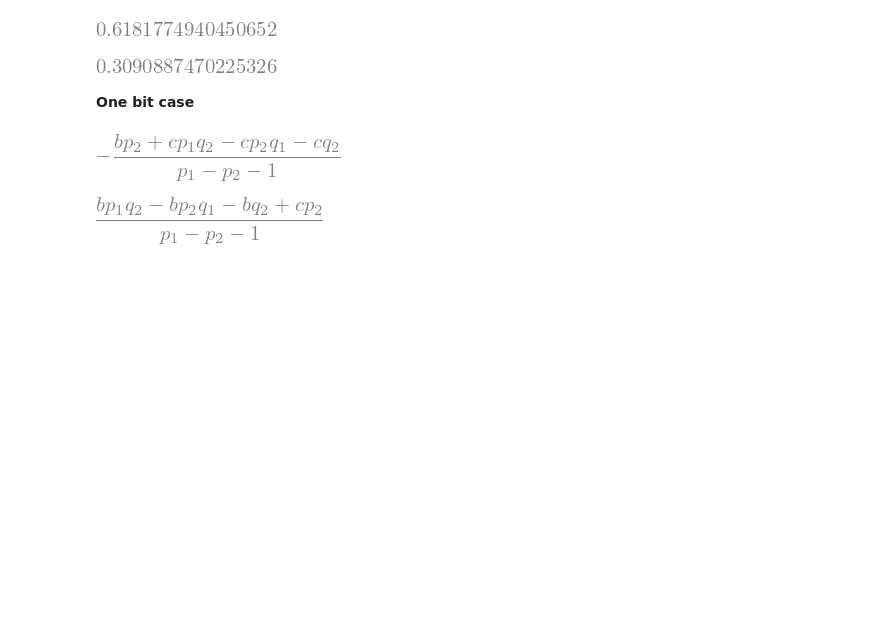
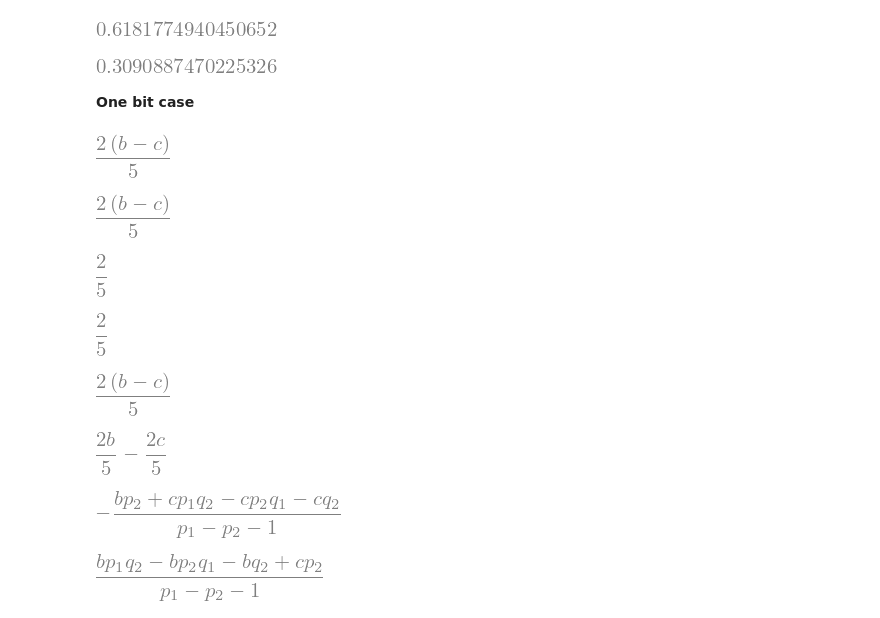
Before and after one commit to Nikoleta-v3/conditional-cooperation-with-longer-memory, a Jupyter notebook: notebooks/One bit case.ipynb, the cells around one changed output. Drawn from its saved outputs; the diff is of its cells as text; code cells hidden in the pictures; blank space fills up the shorter version.

```diff
--- a/notebooks/One bit case.ipynb
+++ b/notebooks/One bit case.ipynb
@@ -202,10 +209,22 @@ sum(ss * np.array([p1val, p2val, p3val, p4val])) * .5
 [figure]
 # %% [markdown]
 **One bit case**
+# %%
+b, c = sym.symbols("b, c")
+# %%
+player_one = (sym.Rational(1, 2), sym.Rational(1, 3), sym.Rational(1, 2), sym.Rational(1, 3))
+
+player_two = (sym.Rational(1, 4), sym.Rational(1, 4), sym.Rational(1, 2), sym.Rational(1, 2))
 # %%
-M = main.calculate_M([q1, q2, q1, q2], [p1, p1, p2, p2], analytical=True)
+M = main.calculate_M(player_one, player_two, analytical=True)
 
 ss = invariant_distribution_analytically(M)
 # %%
-payoff = sum(ss @ np.array([b - c, -c, b, 0])).factor()
+sum(ss @ np.array([b - c, -c, b, 0])).factor()
+# %% [output]
+[figure, added]
+# %%
+sum(ss @ np.array([b - c, b, -c, 0])).factor()
+# %% [output]
+[figure, added]
 # %%
@@ -214,0 +238,4 @@ ss2 = invariant_distribution_analytically(M2)
+# %%
+rho_1
+# %% [output]
+[figure, added]
@@ -215,3 +244,15 @@ ss2 = invariant_distribution_analytically(M2)
+# %%
+rho_2
+# %% [output]
+[figure, added]
+# %%
+(b * rho_1 - c * rho_2).factor()
+# %% [output]
+[figure, added]
+# %%
+b * rho_2 - c * rho_1
+# %% [output]
+[figure, added]
 # %%
 payoff2 = (b * (ss2 @ sym.Matrix([q1, q2]))[0] - c * ss2[0]).factor()
 # %%
```
Also changed, not shown: parts of 8 cells of this notebook, 4 other files.
